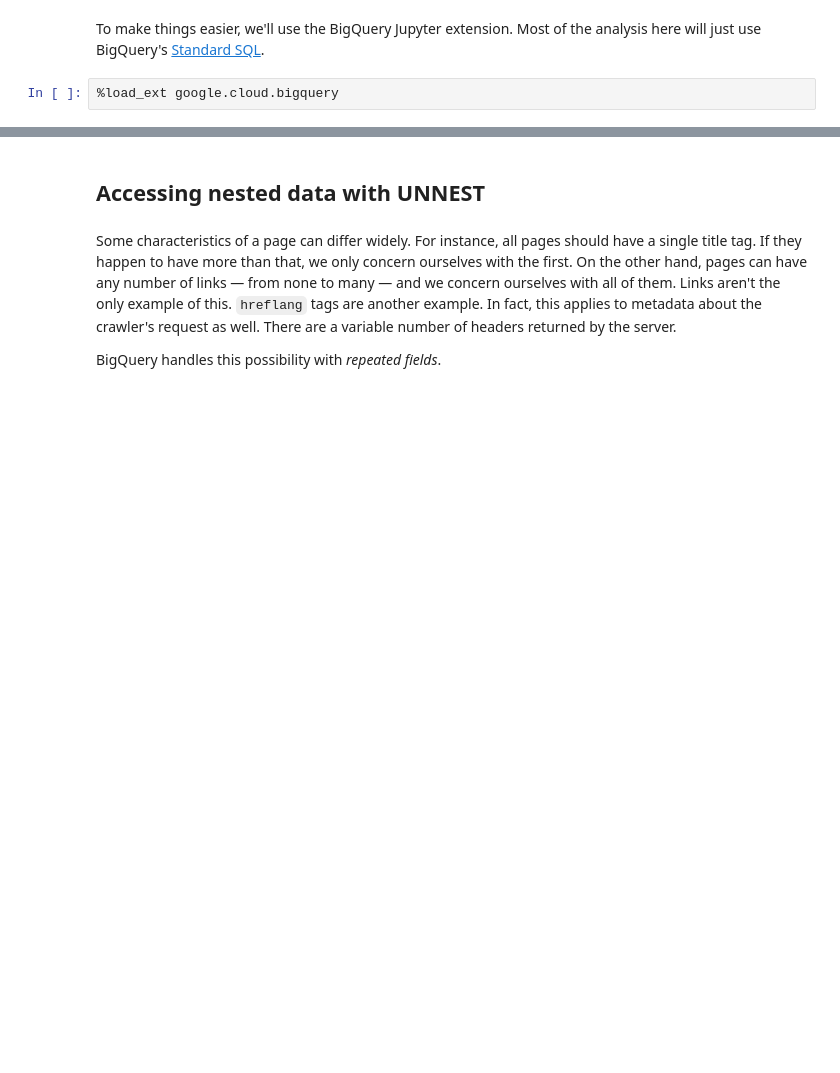
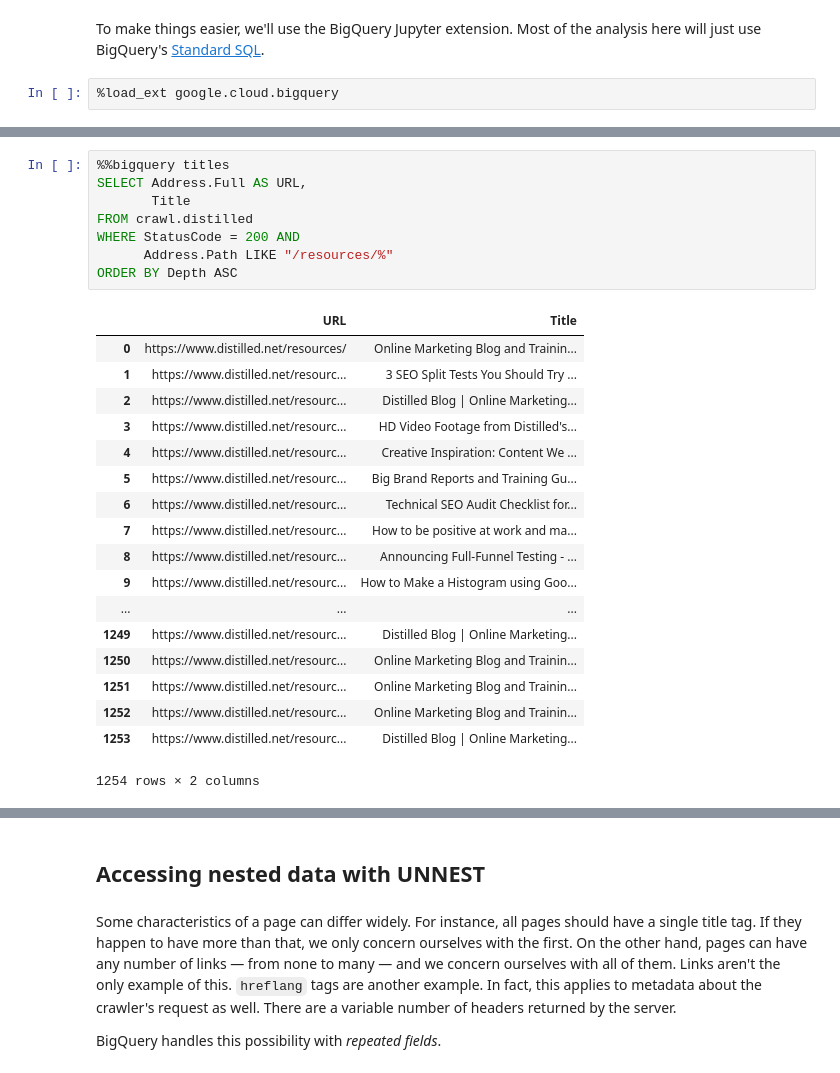
Before and after one commit to benjaminestes/crawl, a Jupyter notebook: sql/Analysis with crawl.ipynb, the cells around one changed output, grey strips where cells are left out. Cells and saved outputs as stored; diff of their text form; blank space fills up the shorter version.

```diff
--- a/sql/Analysis with crawl.ipynb
+++ b/sql/Analysis with crawl.ipynb
@@ -29,0 +36,27 @@ LIMIT 5
+# %%
+%%bigquery titles
+SELECT Address.Full AS URL,
+       Title
+FROM crawl.distilled
+WHERE StatusCode = 200 AND
+      Address.Path LIKE "/resources/%"
+ORDER BY Depth ASC
+# %% [output]
+|  | URL | Title |
+| 0 | https://www.distilled.net/resources/ | Online Marketing Blog and Trainin... |
+| 1 | https://www.distilled.net/resourc... | 3 SEO Split Tests You Should Try ... |
+| 2 | https://www.distilled.net/resourc... | Distilled Blog | Online Marketing... |
+| 3 | https://www.distilled.net/resourc... | HD Video Footage from Distilled's... |
+| 4 | https://www.distilled.net/resourc... | Creative Inspiration: Content We ... |
+| 5 | https://www.distilled.net/resourc... | Big Brand Reports and Training Gu... |
+| 6 | https://www.distilled.net/resourc... | Technical SEO Audit Checklist for... |
+| 7 | https://www.distilled.net/resourc... | How to be positive at work and ma... |
+| 8 | https://www.distilled.net/resourc... | Announcing Full-Funnel Testing - ... |
+| 9 | https://www.distilled.net/resourc... | How to Make a Histogram using Goo... |
+| ... | ... | ... |
+| 1249 | https://www.distilled.net/resourc... | Distilled Blog | Online Marketing... |
+| 1250 | https://www.distilled.net/resourc... | Online Marketing Blog and Trainin... |
+| 1251 | https://www.distilled.net/resourc... | Online Marketing Blog and Trainin... |
+| 1252 | https://www.distilled.net/resourc... | Online Marketing Blog and Trainin... |
+| 1253 | https://www.distilled.net/resourc... | Distilled Blog | Online Marketing... |
+1254 rows × 2 columns
```
Also changed, not shown: parts of 20 cells of this notebook.
